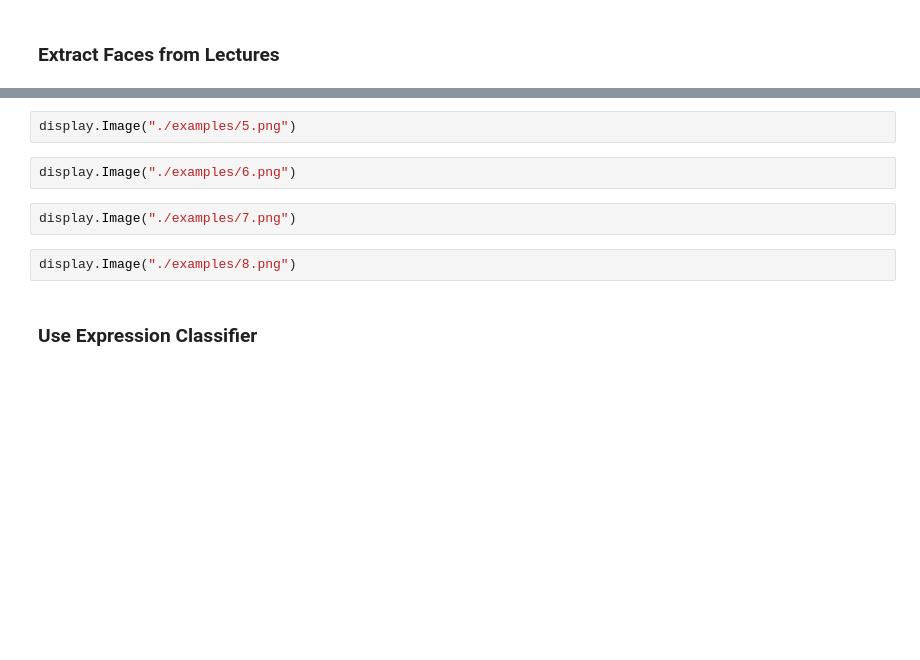
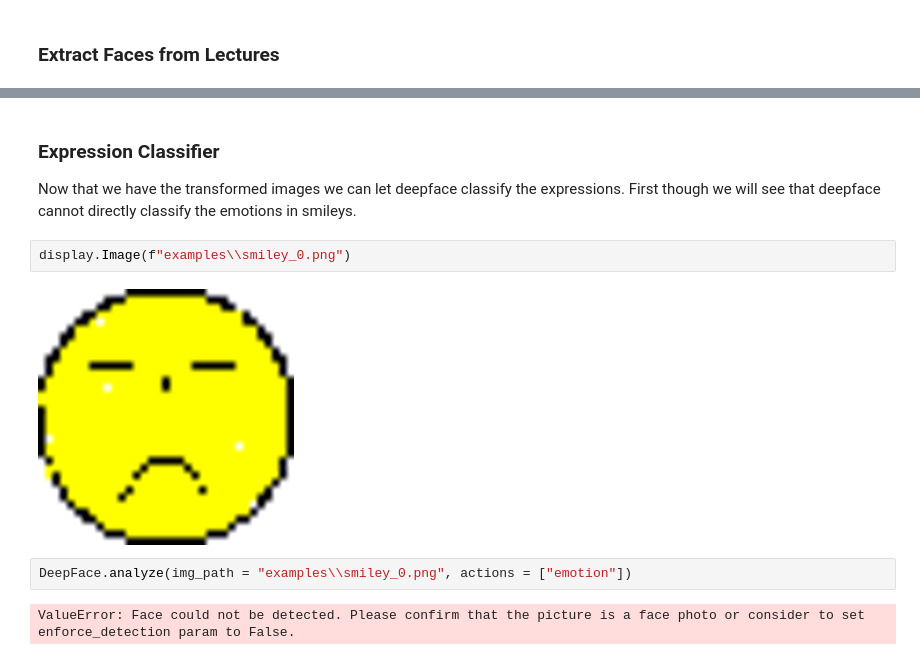
Before and after one commit to maxstollmayer/ML-Challenges, a Jupyter notebook: Challenge-3/petersen2smiley.ipynb, the cells around one changed output, grey strips where cells are left out. Drawn from its saved outputs; the diff is of its cells as text; blank space fills up the shorter version.

Commit message:
added examples and cleanup

```diff
--- a/Challenge-3/petersen2smiley.ipynb
+++ b/Challenge-3/petersen2smiley.ipynb
@@ -111,10 +88,11 @@ display.Image("./examples/4.png")
-# %%
-display.Image("./examples/5.png")
-# %%
-display.Image("./examples/6.png")
-# %%
-display.Image("./examples/7.png")
-# %%
-display.Image("./examples/8.png")
 # %% [markdown]
-### Use Expression Classifier
+### Expression Classifier
+Now that we have the transformed images we can let deepface classify the expressions. First though we will see that deepface cannot directly classify the emotions in smileys.
+# %%
+display.Image(f"examples\\smiley_0.png")
+# %% [output]
+[figure, added]
+# %%
+DeepFace.analyze(img_path = "examples\\smiley_0.png", actions = ["emotion"])
+# %% [output]
+ValueError: Face could not be detected. Please confirm that the picture is a face photo or consider to set enforce_detection param to False.
```
Also changed, not shown: parts of 21 cells of this notebook, 16 other files.
